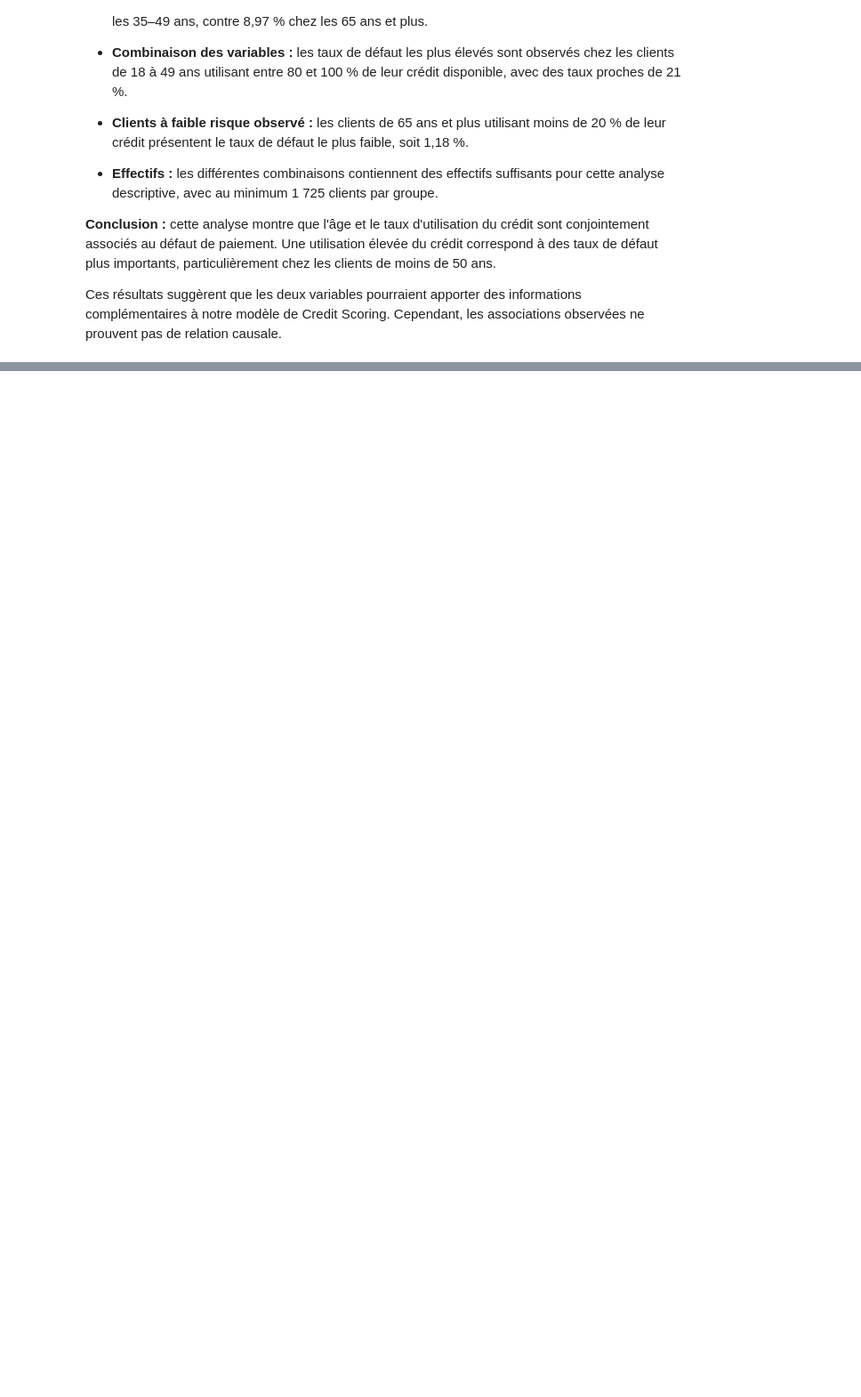
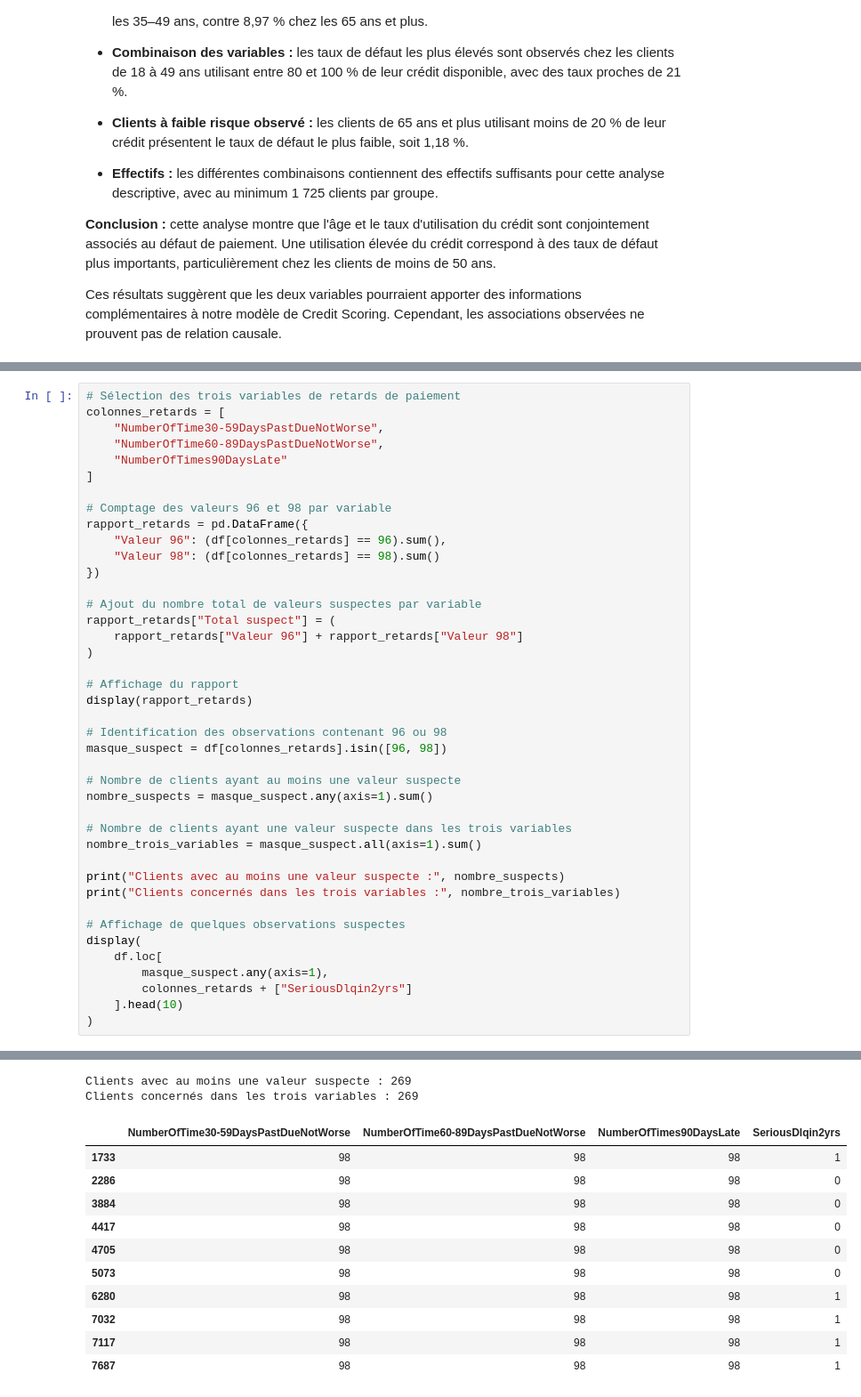
Before and after one commit to omarzinane1/CreditRisk360, a Jupyter notebook: notebooks/credit_scoring.ipynb, the cells around one changed output, grey strips where cells are left out. Shown at 89% size. Cells and saved outputs as stored; diff of their text form; blank space fills up the shorter version.

```diff
--- a/notebooks/credit_scoring.ipynb
+++ b/notebooks/credit_scoring.ipynb
@@ -2664,0 +2861,42 @@ Ces résultats suggèrent que les deux variables pourraient apporter des informa
+# %%
+# Sélection des trois variables de retards de paiement
+colonnes_retards = [
+    "NumberOfTime30-59DaysPastDueNotWorse",
+    "NumberOfTime60-89DaysPastDueNotWorse",
+    "NumberOfTimes90DaysLate"
+]
+
+# Comptage des valeurs 96 et 98 par variable
+rapport_retards = pd.DataFrame({
+    "Valeur 96": (df[colonnes_retards] == 96).sum(),
+    "Valeur 98": (df[colonnes_retards] == 98).sum()
+})
+
+# Ajout du nombre total de valeurs suspectes par variable
+rapport_retards["Total suspect"] = (
+    rapport_retards["Valeur 96"] + rapport_retards["Valeur 98"]
+)
+
+# Affichage du rapport
+display(rapport_retards)
+
+# Identification des observations contenant 96 ou 98
+masque_suspect = df[colonnes_retards].isin([96, 98])
+
+# Nombre de clients ayant au moins une valeur suspecte
+nombre_suspects = masque_suspect.any(axis=1).sum()
+
+# Nombre de clients ayant une valeur suspecte dans les trois variables
+nombre_trois_variables = masque_suspect.all(axis=1).sum()
+
+print("Clients avec au moins une valeur suspecte :", nombre_suspects)
+print("Clients concernés dans les trois variables :", nombre_trois_variables)
+
+# Affichage de quelques observations suspectes
+display(
+    df.loc[
+        masque_suspect.any(axis=1),
+        colonnes_retards + ["SeriousDlqin2yrs"]
+    ].head(10)
+)
+# %% [output]
@@ -2664,0 +2907,13 @@ Ces résultats suggèrent que les deux variables pourraient apporter des informa
+Clients avec au moins une valeur suspecte : 269
+Clients concernés dans les trois variables : 269
+|  | NumberOfTime30-59DaysPastDueNotWorse | NumberOfTime60-89DaysPastDueNotWorse | NumberOfTimes90DaysLate | SeriousDlqin2yrs |
+| 1733 | 98 | 98 | 98 | 1 |
+| 2286 | 98 | 98 | 98 | 0 |
+| 3884 | 98 | 98 | 98 | 0 |
+| 4417 | 98 | 98 | 98 | 0 |
+| 4705 | 98 | 98 | 98 | 0 |
+| 5073 | 98 | 98 | 98 | 0 |
+| 6280 | 98 | 98 | 98 | 1 |
+| 7032 | 98 | 98 | 98 | 1 |
+| 7117 | 98 | 98 | 98 | 1 |
+| 7687 | 98 | 98 | 98 | 1 |
```
Also changed, not shown: parts of 64 cells of this notebook, 1 other file.
